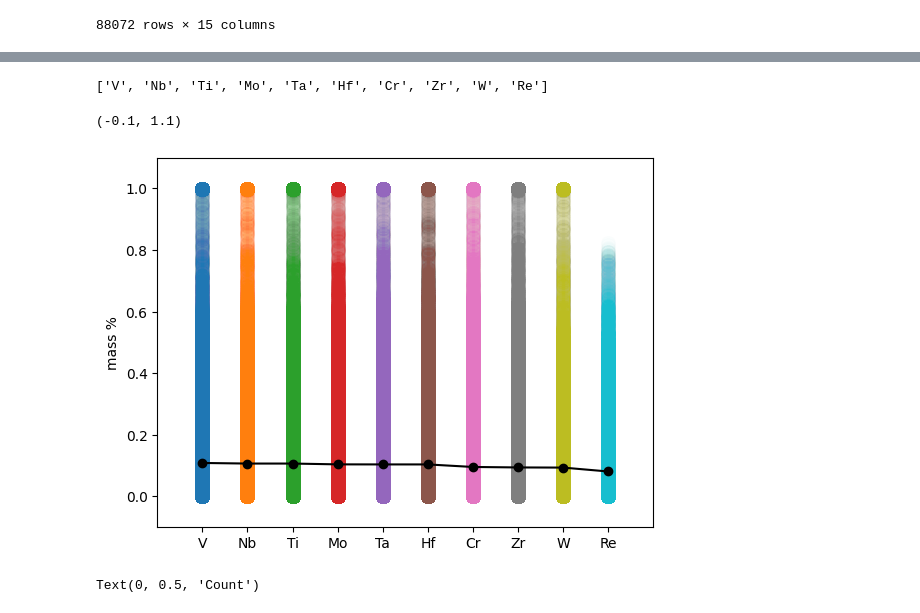
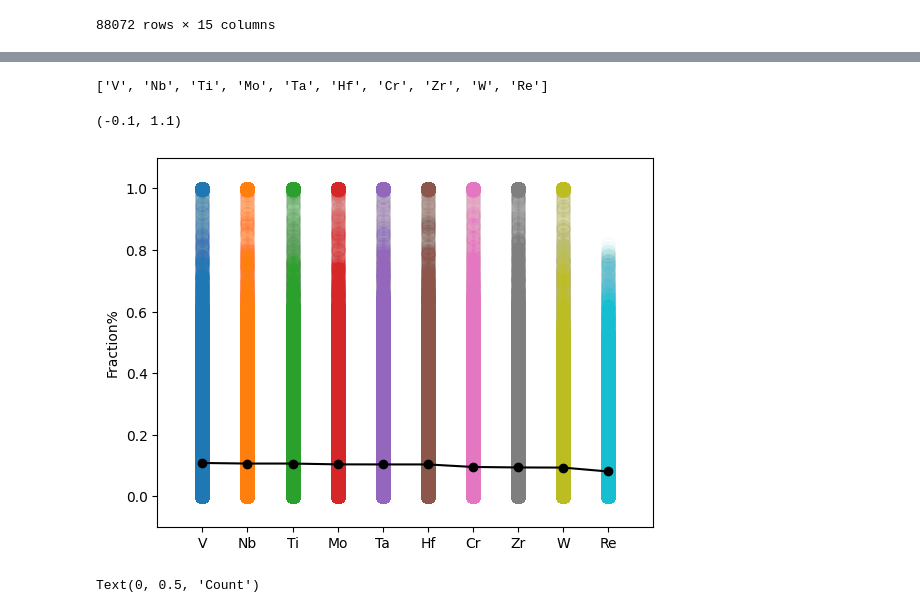
Before and after one commit to hongshuh/alloy, a Jupyter notebook: main.ipynb, the cells around one changed output, grey strips where cells are left out. Saved outputs shown, nothing was run; the diff lists cells and outputs as text; code cells hidden in the pictures.

```diff
--- a/main.ipynb
+++ b/main.ipynb
@@ -42,29 +59,28 @@ thermal_calc_data
 # %%
-
 # Rank by average fraction
 sort = thermal_calc_elements.mean().sort_values(ascending=False).reset_index()
 sort_column = sort['index']
 thermal_calc_elements = thermal_calc_elements[sort_column]
 elements = thermal_calc_elements.columns.tolist()
 print(elements)
 x_index = np.zeros(len(thermal_calc_elements))
 # plt.figure(figsize=(8,8))
 
 for i in elements:
     condition = thermal_calc_elements[i] > 0.0
     plt.scatter(x_index[condition],thermal_calc_elements[i][condition],alpha=0.01,s = 100,marker='o')
     x_index+=1
 
 plt.plot(range(len(elements)),sort[0],'ko-',label='Average Concentration')
 # plt.legend()
 plt.xticks(range(len(elements)),elements)
-plt.ylabel('mass %')
+plt.ylabel('Fraction%')
 plt.xlim(-1,len(elements))
 plt.ylim(-0.1,1.1)
 # %% [output]
 ['V', 'Nb', 'Ti', 'Mo', 'Ta', 'Hf', 'Cr', 'Zr', 'W', 'Re']
 (-0.1, 1.1)
-[figure, old version]
+[figure, new version]
 # %%
 thermal_calc_data.Tsol.hist(bins=100)
 plt.xlabel('Solidus Temperature(K)')
```
Also changed, not shown: parts of 24 cells of this notebook, 7 other files.
